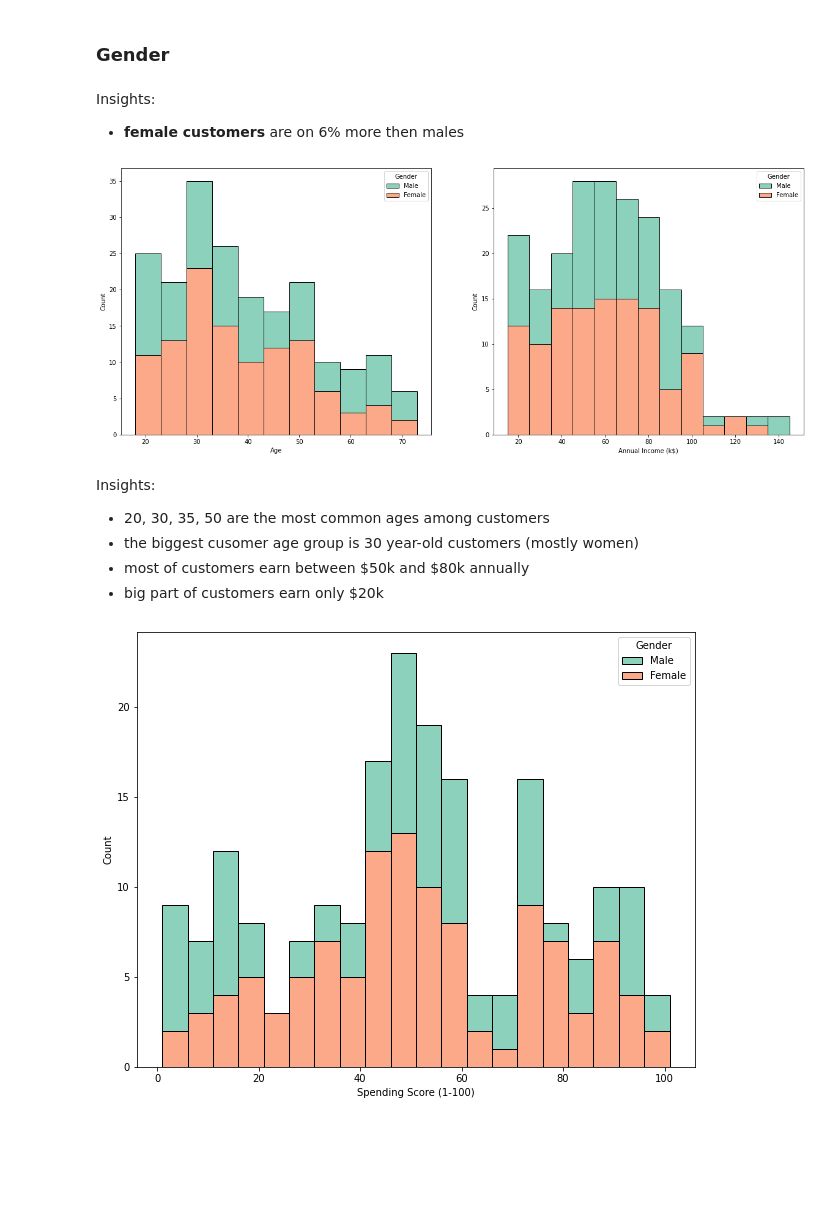
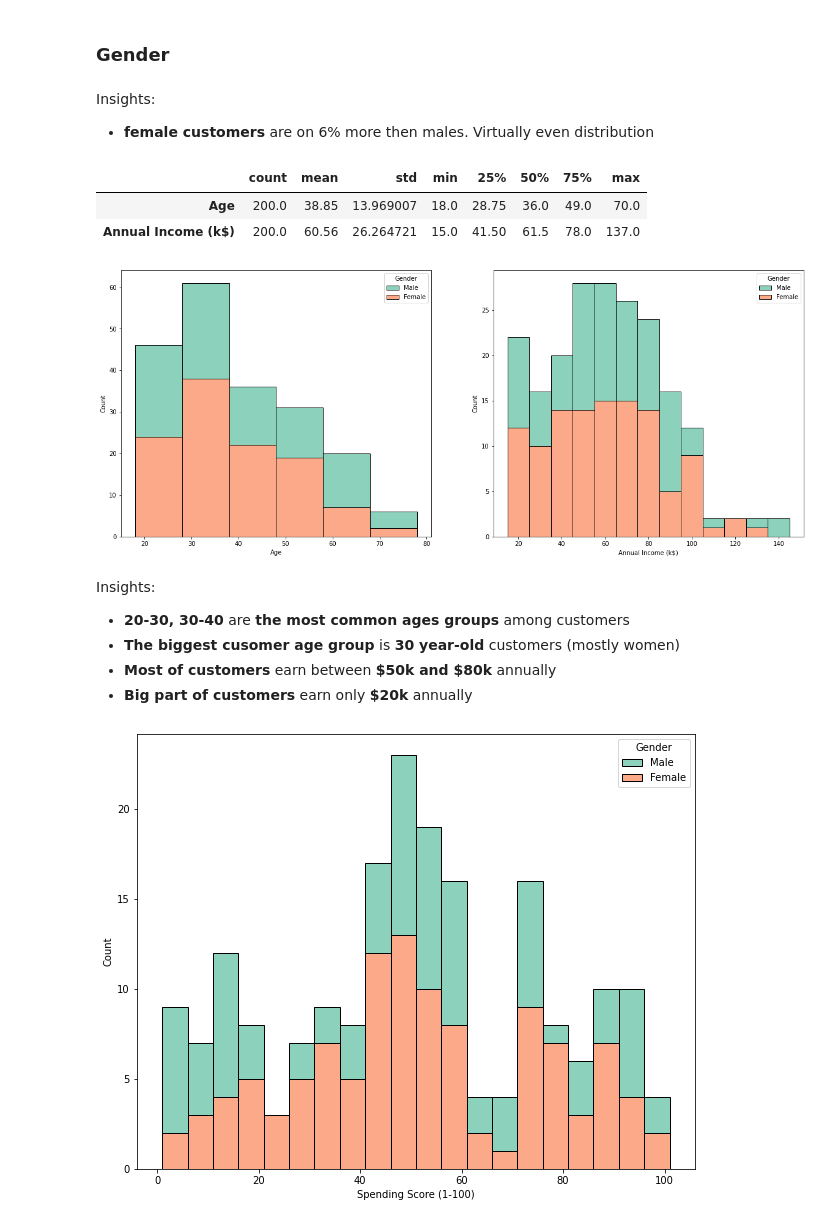
Before and after one commit to roma-glushko/kaggle-mall-customer-segmentation, a Jupyter notebook: index.ipynb, the cells around one changed output. Saved outputs shown, nothing was run; the diff lists cells and outputs as text; code cells hidden in the pictures; blank space fills up the shorter version.

```diff
--- a/index.ipynb
+++ b/index.ipynb
@@ -5,8 +5,12 @@ import pandas as pd
 import matplotlib.pyplot as plt
 import seaborn as sns
 import plotly.express as px
+# %%
+sns.set_palette('Set2')
 # %%
 customer_df = pd.read_csv('data/Mall_Customers.csv')
+
+customer_df = customer_df.drop('CustomerID', axis=1)
 # %% [markdown]
 # Mall Customer Segmentation
 
@@ -47,17 +85,23 @@ fig = px.pie(
 fig.show()
 # %% [markdown]
 Insights:
-- **female customers** are on 6% more then males
+- **female customers** are on 6% more then males. Virtually even distribution
+# %%
+customer_df[['Age', 'Annual Income (k$)']].describe().transpose()
+# %% [output]
+|  | count | mean | std | min | 25% | 50% | 75% | max |
+| Age | 200.0 | 38.85 | 13.969007 | 18.0 | 28.75 | 36.0 | 49.0 | 70.0 |
+| Annual Income (k$) | 200.0 | 60.56 | 26.264721 | 15.0 | 41.50 | 61.5 | 78.0 | 137.0 |
 # %%
 _, (ax0, ax1) = plt.subplots(1, 2, figsize=(20, 8))
 
-sns.histplot(data=customer_df, x='Age', hue='Gender', binwidth=5, multiple='stack', palette='Set2', ax=ax0)
-sns.histplot(data=customer_df, x='Annual Income (k$)', hue='Gender', binwidth=10, multiple='stack', palette='Set2', ax=ax1);
+sns.histplot(data=customer_df, x='Age', hue='Gender', binwidth=10, multiple='stack', ax=ax0)
+sns.histplot(data=customer_df, x='Annual Income (k$)', hue='Gender', binwidth=10, multiple='stack', ax=ax1);
 # %% [output]
-[figure, old version]
+[figure, new version]
 # %% [markdown]
 Insights:
-- 20, 30, 35, 50 are the most common ages among customers
-- the biggest cusomer age group is 30 year-old customers (mostly women)
-- most of customers earn between \$50k and \$80k annually
-- big part of customers earn only $20k
+- **20-30, 30-40** are **the most common ages groups** among customers
+- **The biggest cusomer age group** is **30 year-old** customers (mostly women)
+- **Most of customers** earn between **\$50k and \$80k** annually
+- **Big part of customers** earn only **$20k** annually
```
Also changed, not shown: parts of 26 cells of this notebook.
